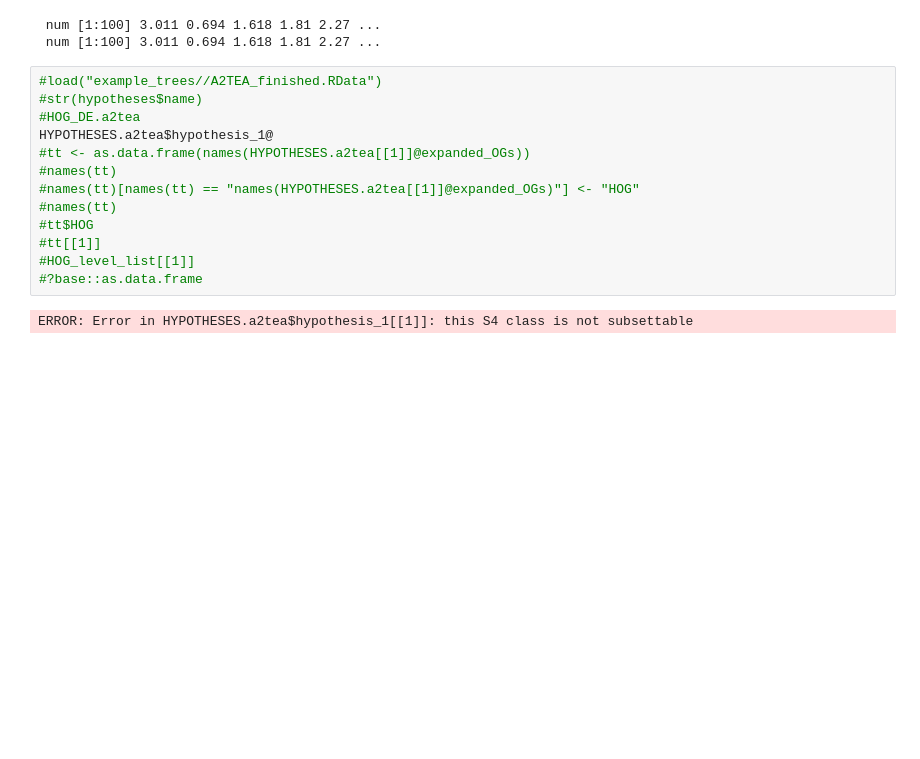
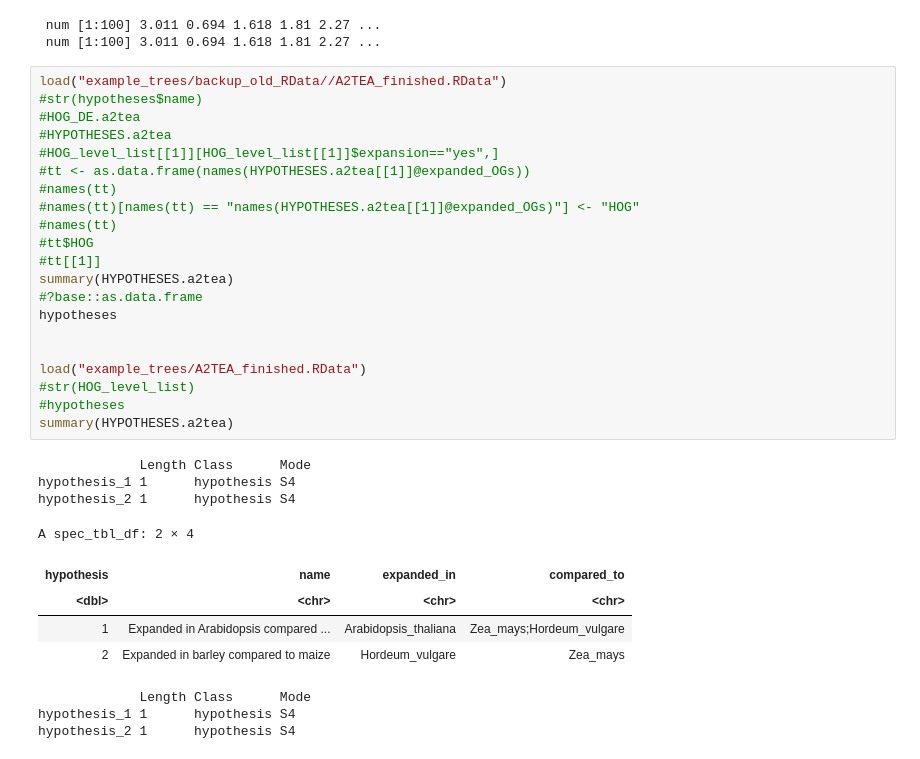
Before and after one commit to tgstoecker/A2TEA.WebApp, a Jupyter notebook: shiny_tests.ipynb, the cells around one changed output. Cells and saved outputs as stored; diff of their text form; blank space fills up the shorter version.

```diff
--- a/shiny_tests.ipynb
+++ b/shiny_tests.ipynb
@@ -542,17 +543,35 @@ str(y)
  num [1:100] 3.011 0.694 1.618 1.81 2.27 ...
  num [1:100] 3.011 0.694 1.618 1.81 2.27 ...
 # %%
-#load("example_trees//A2TEA_finished.RData")
+load("example_trees/backup_old_RData//A2TEA_finished.RData")
 #str(hypotheses$name)
 #HOG_DE.a2tea
-HYPOTHESES.a2tea$hypothesis_1@
+#HYPOTHESES.a2tea
+#HOG_level_list[[1]][HOG_level_list[[1]]$expansion=="yes",]
 #tt <- as.data.frame(names(HYPOTHESES.a2tea[[1]]@expanded_OGs))
 #names(tt)
 #names(tt)[names(tt) == "names(HYPOTHESES.a2tea[[1]]@expanded_OGs)"] <- "HOG"
 #names(tt)
 #tt$HOG
 #tt[[1]]
-#HOG_level_list[[1]]
+summary(HYPOTHESES.a2tea)
 #?base::as.data.frame
+hypotheses
+
+
+load("example_trees/A2TEA_finished.RData")
+#str(HOG_level_list)
+#hypotheses
+summary(HYPOTHESES.a2tea)
 # %% [output]
-ERROR: Error in HYPOTHESES.a2tea$hypothesis_1[[1]]: this S4 class is not subsettable
+             Length Class      Mode
+hypothesis_1 1      hypothesis S4
+hypothesis_2 1      hypothesis S4
+A spec_tbl_df: 2 × 4
+| hypothesis | name | expanded_in | compared_to |
+| <dbl> | <chr> | <chr> | <chr> |
+| 1 | Expanded in Arabidopsis compared ... | Arabidopsis_thaliana | Zea_mays;Hordeum_vulgare |
+| 2 | Expanded in barley compared to maize | Hordeum_vulgare | Zea_mays |
+             Length Class      Mode
+hypothesis_1 1      hypothesis S4
+hypothesis_2 1      hypothesis S4
```
Also changed, not shown: parts of 6 cells of this notebook, 1 other file.
